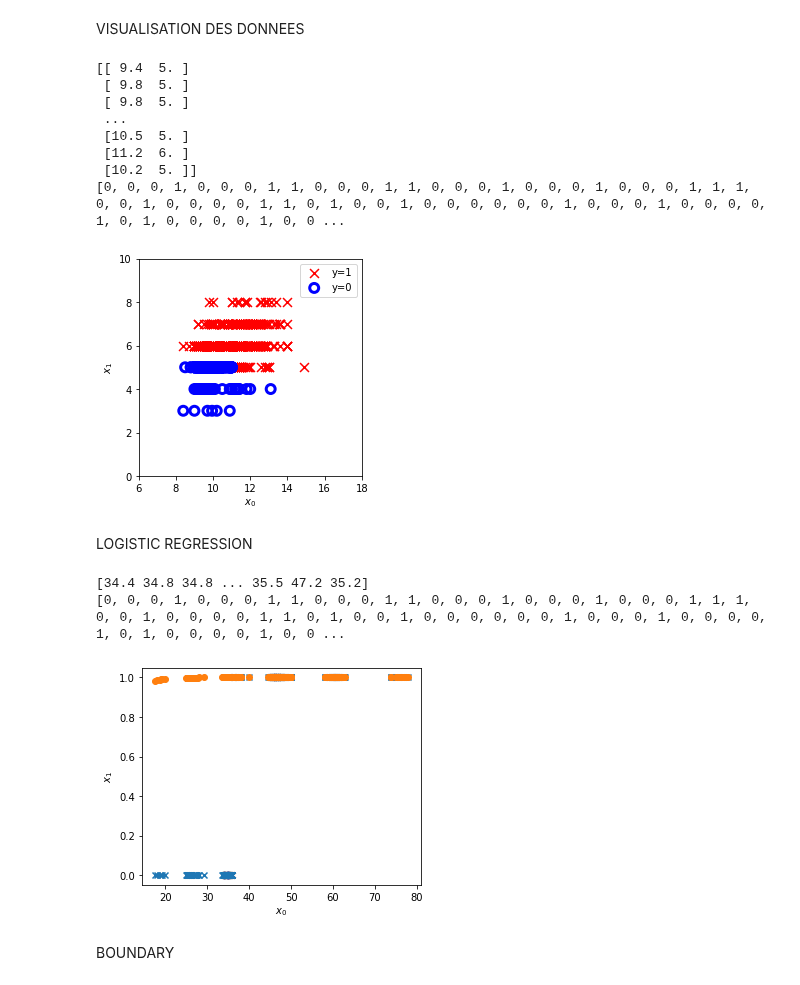
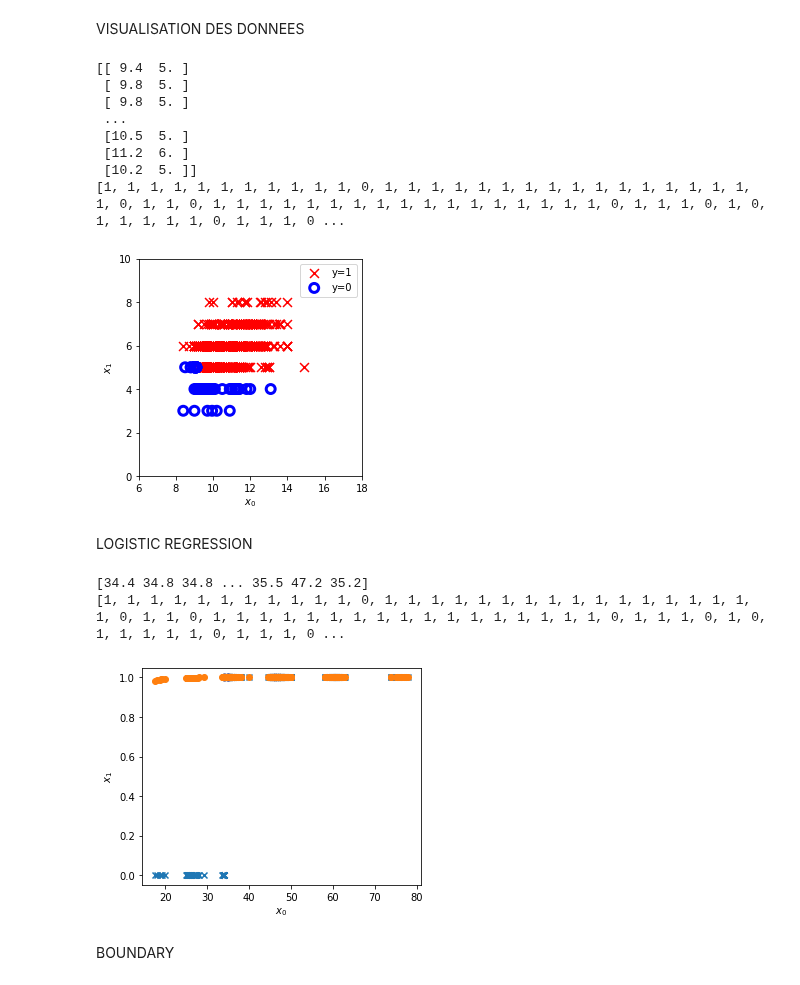
Before and after one commit to HenriS67/wineQualityPrediction, a Jupyter notebook: TPclassification.ipynb, the cells around one changed output. Saved outputs shown, nothing was run; the diff lists cells and outputs as text; code cells hidden in the pictures.

```diff
--- a/TPclassification.ipynb
+++ b/TPclassification.ipynb
@@ -37,7 +37,7 @@ x=np.transpose(np.matrix(d))
 y=[]
 for loop in range(len(x)):
     #on considère comme bon un vin dont alcohol + qualité^2 > 11+5^2
-    if(x[loop,0]+x[loop,1]*x[loop,1]>11+5*5):
+    if(1.2*x[loop,0]+x[loop,1]*x[loop,1]>11+5*5):
         y.append(1)
     else:
         y.append(0)
@@ -52,7 +52,7 @@ print(y)
  [10.5  5. ]
  [11.2  6. ]
  [10.2  5. ]]
-[0, 0, 0, 1, 0, 0, 0, 1, 1, 0, 0, 0, 1, 1, 0, 0, 0, 1, 0, 0, 0, 1, 0, 0, 0, 1, 1, 1, 0, 0, 1, 0, 0, 0, 0, 1, 1, 0, 1, 0, 0, 1, 0, 0, 0, 0, 0, 0, 1, 0, 0, 0, 1, 0, 0, 0, 0, 1, 0, 1, 0, 0, 0, 0, 1, 0, 0 ...
+[1, 1, 1, 1, 1, 1, 1, 1, 1, 1, 1, 0, 1, 1, 1, 1, 1, 1, 1, 1, 1, 1, 1, 1, 1, 1, 1, 1, 1, 0, 1, 1, 0, 1, 1, 1, 1, 1, 1, 1, 1, 1, 1, 1, 1, 1, 1, 1, 1, 1, 0, 1, 1, 1, 0, 1, 0, 1, 1, 1, 1, 1, 0, 1, 1, 1, 0 ...
 # %%
 def plot_data(X, y, ax, pos_label="y=1", neg_label="y=0", s=80, loc='best' ):
     """ plots logistic data with two axis """
@@ -88,7 +88,7 @@ ax.set_ylabel('$x_1$')
 ax.set_xlabel('$x_0$')
 plt.show()
 # %% [output]
-[figure, old version]
+[figure, new version]
 # %% [markdown]
 LOGISTIC REGRESSION
 # %%
@@ -108,31 +108,31 @@ def sigmoid(z):
 
     return g
 # %%
-x_train=[]
+x_plot=[]
 for loop in range(len(x)):
-    x_train.append(x[loop,0]+x[loop,1]*x[loop,1])
-x_train=np.asarray(x_train)
+    x_plot.append(x[loop,0]+x[loop,1]*x[loop,1])
+x_plot=np.asarray(x_plot)
 
 y_train = y
-print(x_train)
+print(x_plot)
 print(y_train)
 w_in = 0.4
 b_in = -3
 
-z=x_train*w_in +b_in
+z=x_plot*w_in +b_in
 
 
 fig,ax = plt.subplots(1,1,figsize=(5,4))
 
-ax.scatter(x_train,y_train,marker="x")
-ax.scatter(x_train,sigmoid(z))
+ax.scatter(x_plot,y_train,marker="x")
+ax.scatter(x_plot,sigmoid(z))
 ax.set_ylabel(r'$x_1$')
 ax.set_xlabel(r'$x_0$')
 plt.show()
 # %% [output]
 [34.4 34.8 34.8 ... 35.5 47.2 35.2]
-[0, 0, 0, 1, 0, 0, 0, 1, 1, 0, 0, 0, 1, 1, 0, 0, 0, 1, 0, 0, 0, 1, 0, 0, 0, 1, 1, 1, 0, 0, 1, 0, 0, 0, 0, 1, 1, 0, 1, 0, 0, 1, 0, 0, 0, 0, 0, 0, 1, 0, 0, 0, 1, 0, 0, 0, 0, 1, 0, 1, 0, 0, 0, 0, 1, 0, 0 ...
+[1, 1, 1, 1, 1, 1, 1, 1, 1, 1, 1, 0, 1, 1, 1, 1, 1, 1, 1, 1, 1, 1, 1, 1, 1, 1, 1, 1, 1, 0, 1, 1, 0, 1, 1, 1, 1, 1, 1, 1, 1, 1, 1, 1, 1, 1, 1, 1, 1, 1, 0, 1, 1, 1, 0, 1, 0, 1, 1, 1, 1, 1, 0, 1, 1, 1, 0 ...
-[figure, old version]
+[figure, new version]
 # %% [markdown]
 BOUNDARY
 # %%
```
Also changed, not shown: parts of 3 cells of this notebook.
